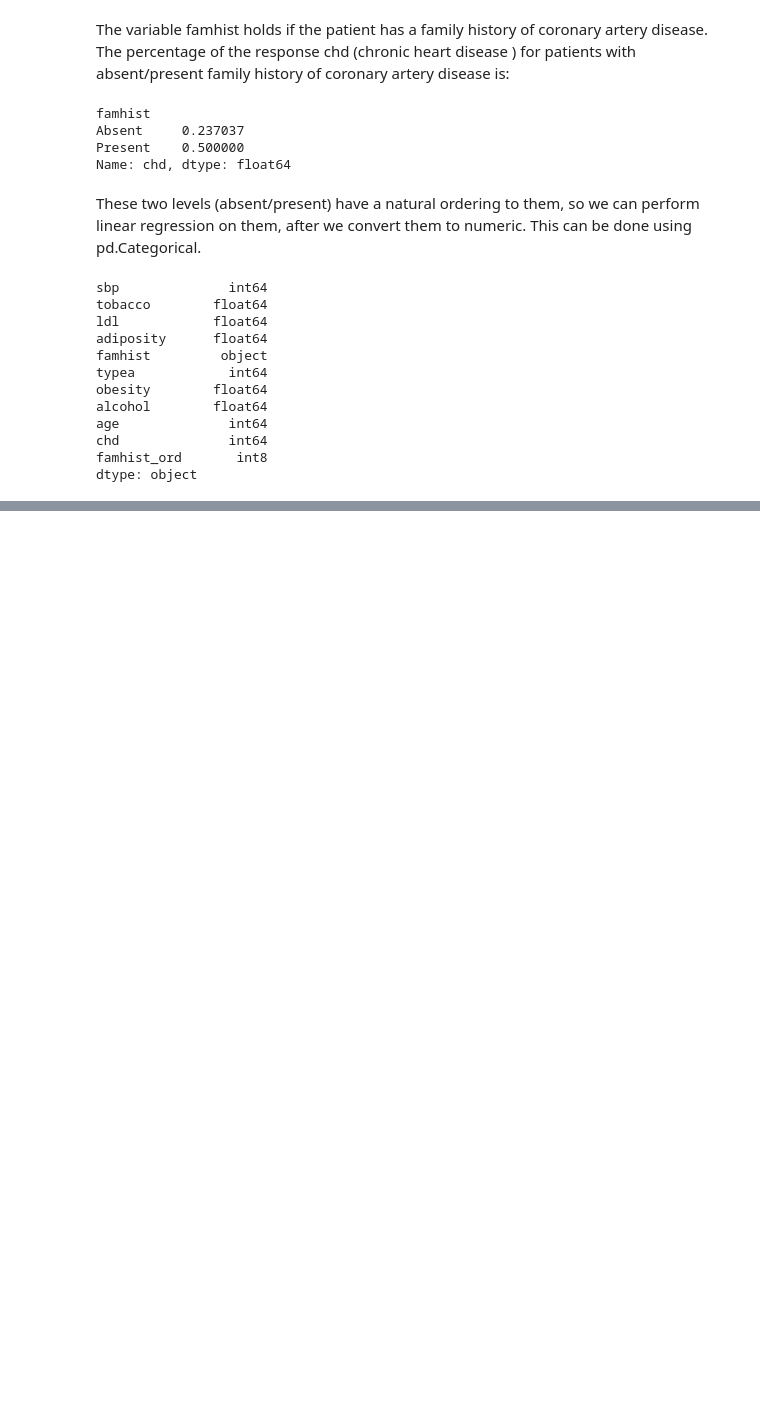
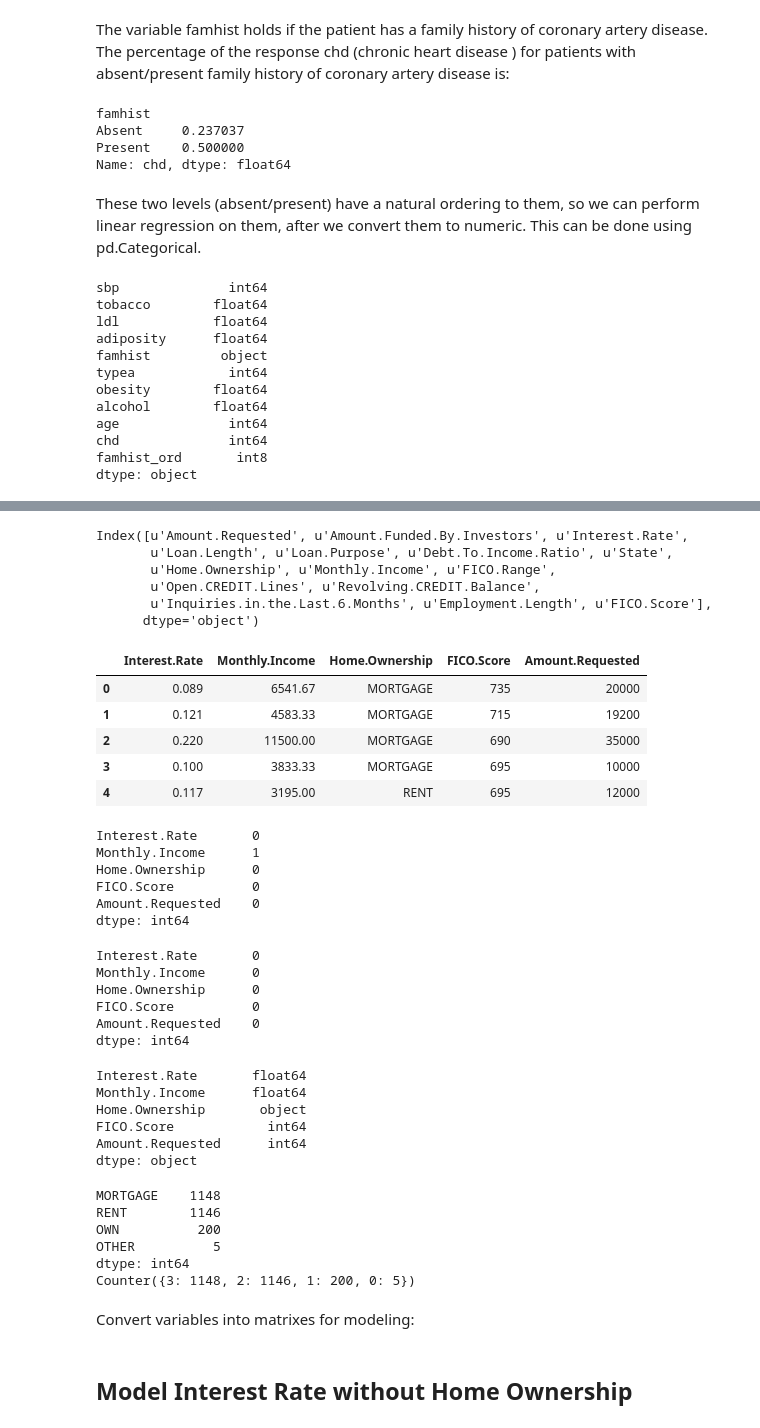
Before and after one commit to ryangrigg/Thinkful, a Jupyter notebook: unit_2_les5_multivariate.ipynb, the cells around one changed output, grey strips where cells are left out. Drawn from its saved outputs; the diff is of its cells as text; code cells hidden in the pictures; blank space fills up the shorter version.

```diff
--- a/unit_2_les5_multivariate.ipynb
+++ b/unit_2_les5_multivariate.ipynb
@@ -186,0 +204,30 @@ plt.show()
+# %%
+loanData.columns
+# %% [output]
+Index([u'Amount.Requested', u'Amount.Funded.By.Investors', u'Interest.Rate',
+       u'Loan.Length', u'Loan.Purpose', u'Debt.To.Income.Ratio', u'State',
+       u'Home.Ownership', u'Monthly.Income', u'FICO.Range',
+       u'Open.CREDIT.Lines', u'Revolving.CREDIT.Balance',
+       u'Inquiries.in.the.Last.6.Months', u'Employment.Length', u'FICO.Score'],
+      dtype='object')
+# %%
+#take only the columns we are interested in (annual_inc, int_rate, home_ownership)
+loanData1 = loanData.loc[:,('Interest.Rate', 'Monthly.Income', 'Home.Ownership','FICO.Score','Amount.Requested')]
+loanData1.head()
+# %% [output]
+|  | Interest.Rate | Monthly.Income | Home.Ownership | FICO.Score | Amount.Requested |
+| 0 | 0.089 | 6541.67 | MORTGAGE | 735 | 20000 |
+| 1 | 0.121 | 4583.33 | MORTGAGE | 715 | 19200 |
+| 2 | 0.220 | 11500.00 | MORTGAGE | 690 | 35000 |
+| 3 | 0.100 | 3833.33 | MORTGAGE | 695 | 10000 |
+| 4 | 0.117 | 3195.00 | RENT | 695 | 12000 |
+# %%
+#any nan values to clean?
+loanData1.isnull().sum()
+# %% [output]
+Interest.Rate       0
+Monthly.Income      1
+Home.Ownership      0
+FICO.Score          0
+Amount.Requested    0
+dtype: int64
@@ -186,0 +237,19 @@ plt.show()
+# %%
+#confirmed dropped
+loanData1.isnull().sum()
+# %% [output]
+Interest.Rate       0
+Monthly.Income      0
+Home.Ownership      0
+FICO.Score          0
+Amount.Requested    0
+dtype: int64
+# %%
+loanData1.dtypes
+# %% [output]
+Interest.Rate       float64
+Monthly.Income      float64
+Home.Ownership       object
+FICO.Score            int64
+Amount.Requested      int64
+dtype: object
@@ -186,0 +263,17 @@ plt.show()
+# %%
+import collections
+#convert 'home_status' to int based on value:
+# 3 for Own, 2 for Mortgage, 1 for Rent and 0 for Other
+home_status = [3 if x == 'MORTGAGE' else 2 if x == 'RENT' else 1 if x == 'OWN' else 0 for x in home_status]
+
+print loanData1['Home.Ownership'].value_counts() #see original counts
+print collections.Counter(home_status) #see new numeric counts; should match
+# %% [output]
+MORTGAGE    1148
+RENT        1146
+OWN          200
+OTHER          5
+dtype: int64
+Counter({3: 1148, 2: 1146, 1: 200, 0: 5})
+# %% [markdown]
+Convert variables into matrixes for modeling:
@@ -186,0 +289,2 @@ plt.show()
+# %% [markdown]
+## Model Interest Rate without Home Ownership
```
Also changed, not shown: parts of 23 cells of this notebook, 1 other file.
